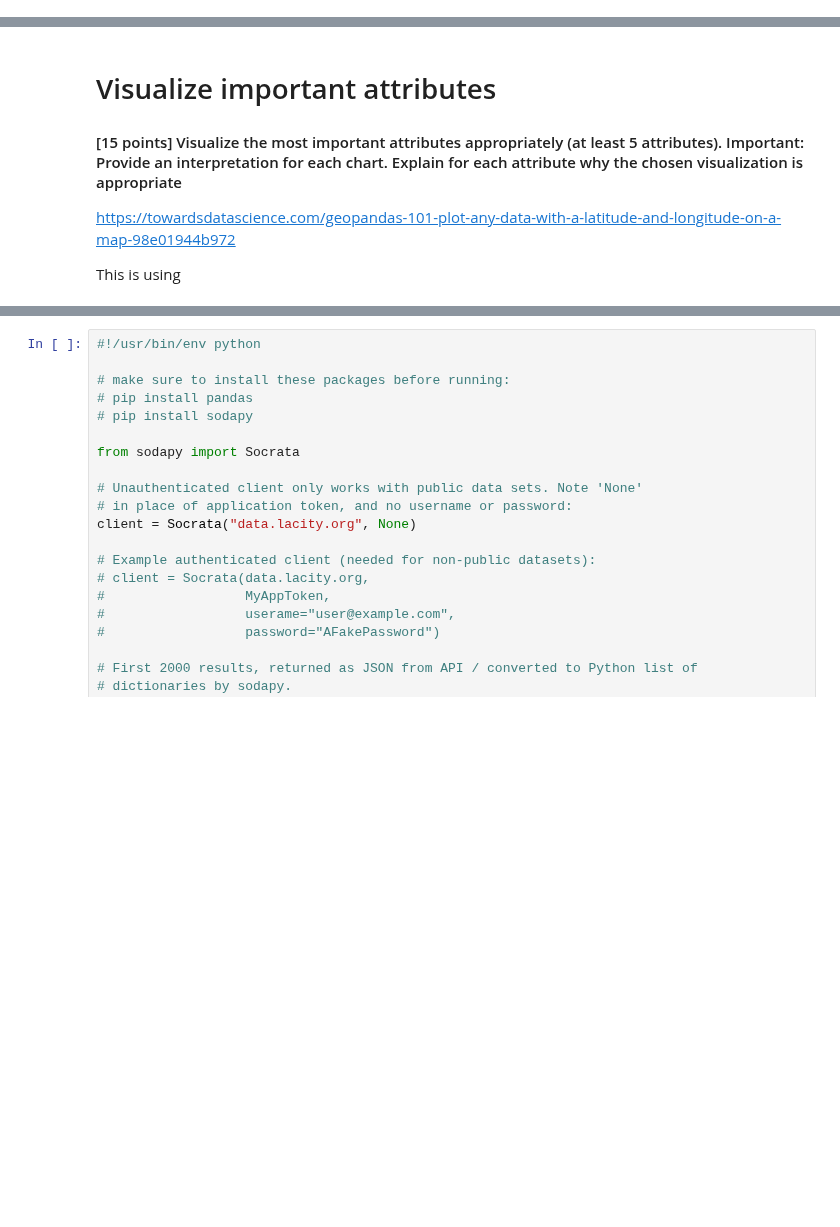
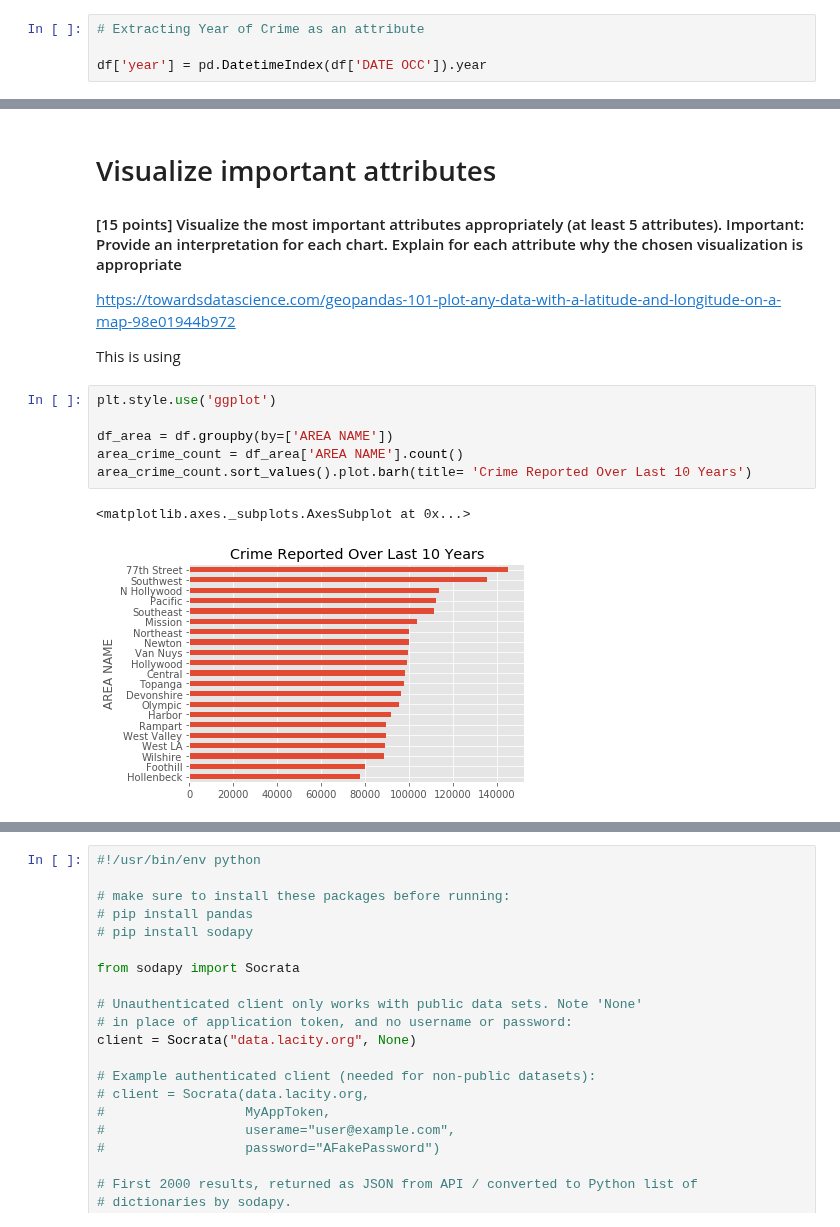
Before and after one commit to julia-codes/MSDS-ML1-VisualizationAndDataProcessing, a Jupyter notebook: Lab1_VisualizationAndDataPreprocessing.ipynb, the cells around one changed output, grey strips where cells are left out. Cells and saved outputs as stored; diff of their text form; blank space fills up the shorter version.

Commit message:
Added plots for two sections

```diff
--- a/Lab1_VisualizationAndDataPreprocessing.ipynb
+++ b/Lab1_VisualizationAndDataPreprocessing.ipynb
@@ -603,6 +607,10 @@ df.describe()
 | 50% | 1.508087e+08 | 1.430000e+03 | 1.100000e+01 | 1.189000e+03 | 1.000000e+00 | 4.420000e+02 | 3.200000e+01 | 2.100000e+02 | 400.000000 | ... |
 | 75% | 1.715119e+08 | 1.900000e+03 | 1.600000e+01 | 1.668000e+03 | 2.000000e+00 | 6.260000e+02 | 4.600000e+01 | 5.010000e+02 | 400.000000 | ... |
 | max | 9.102204e+08 | 2.359000e+03 | 2.100000e+01 | 2.199000e+03 | 2.000000e+00 | 9.560000e+02 | 1.180000e+02 | 9.710000e+02 | 516.000000 | ... |
+# %%
+# Extracting Year of Crime as an attribute
+
+df['year'] = pd.DatetimeIndex(df['DATE OCC']).year
 # %% [markdown]
  Victim Age appears to be highest in the twenties and goes down from there.
  0 - may be no age given check for NaN
@@ -623,3 +631,12 @@ array([[<matplotlib.axes._subplots.AxesSubplot object at 0x...>]],
 https://towardsdatascience.com/geopandas-101-plot-any-data-with-a-latitude-and-longitude-on-a-map-98e01944b972
 
 This is using
+# %%
+plt.style.use('ggplot')
+
+df_area = df.groupby(by=['AREA NAME'])
+area_crime_count = df_area['AREA NAME'].count()
+area_crime_count.sort_values().plot.barh(title= 'Crime Reported Over Last 10 Years')
+# %% [output]
+<matplotlib.axes._subplots.AxesSubplot at 0x...>
+[figure, added]
```
Also changed, not shown: parts of 8 cells of this notebook.
